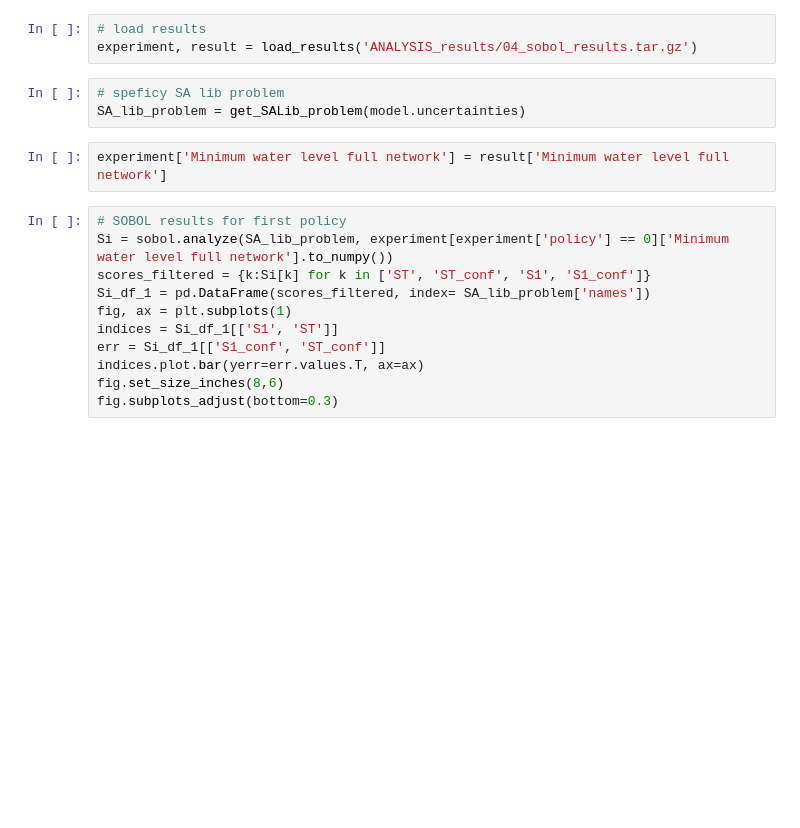
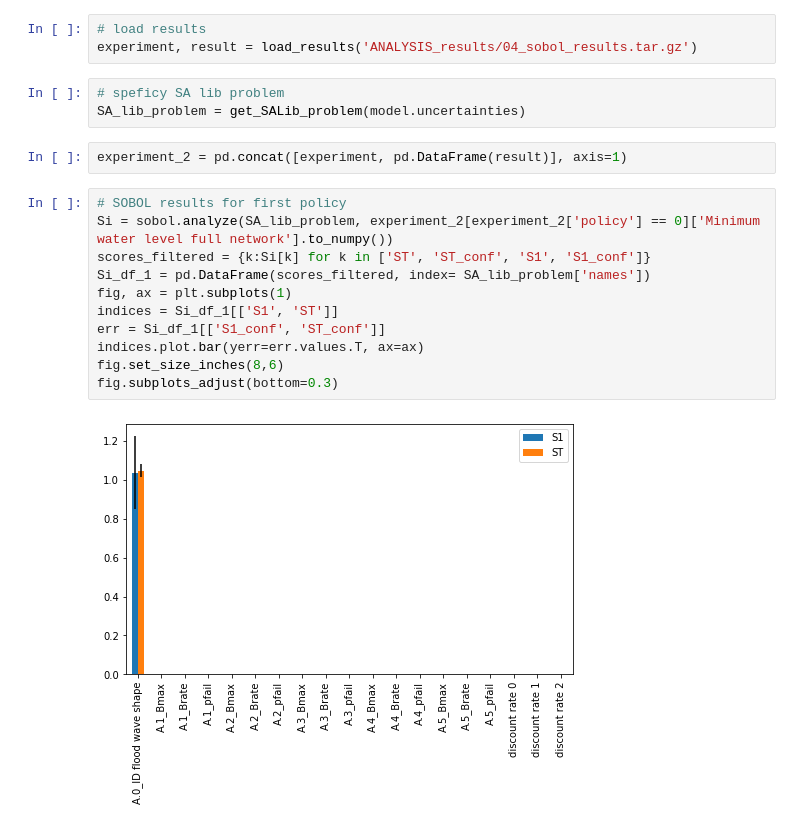
Before and after one commit to floristevito/EPA1361, a Jupyter notebook: lab_sessions/final assignment/ANALYSIS_04_SOBOL.ipynb, the cells around one changed output. Saved outputs shown, nothing was run; the diff lists cells and outputs as text; blank space fills up the shorter version.

Commit message:
Update on SOBOL

```diff
--- a/lab_sessions/final assignment/ANALYSIS_04_SOBOL.ipynb
+++ b/lab_sessions/final assignment/ANALYSIS_04_SOBOL.ipynb
@@ -43,16 +44,18 @@ experiment, result = load_results('ANALYSIS_results/04_sobol_results.tar.gz')
 # %%
 # speficy SA lib problem
 SA_lib_problem = get_SALib_problem(model.uncertainties)
-# %%
-experiment['Minimum water level full network'] = result['Minimum water level full network']
+# %%
+experiment_2 = pd.concat([experiment, pd.DataFrame(result)], axis=1)
 # %%
 # SOBOL results for first policy
-Si = sobol.analyze(SA_lib_problem, experiment[experiment['policy'] == 0]['Minimum water level full network'].to_numpy())
+Si = sobol.analyze(SA_lib_problem, experiment_2[experiment_2['policy'] == 0]['Minimum water level full network'].to_numpy())
 scores_filtered = {k:Si[k] for k in ['ST', 'ST_conf', 'S1', 'S1_conf']}
 Si_df_1 = pd.DataFrame(scores_filtered, index= SA_lib_problem['names'])
 fig, ax = plt.subplots(1)
 indices = Si_df_1[['S1', 'ST']]
 err = Si_df_1[['S1_conf', 'ST_conf']]
 indices.plot.bar(yerr=err.values.T, ax=ax)
 fig.set_size_inches(8,6)
 fig.subplots_adjust(bottom=0.3)
+# %% [output]
+[figure, added]
```
Also changed, not shown: parts of 5 cells of this notebook, 1 other file.
